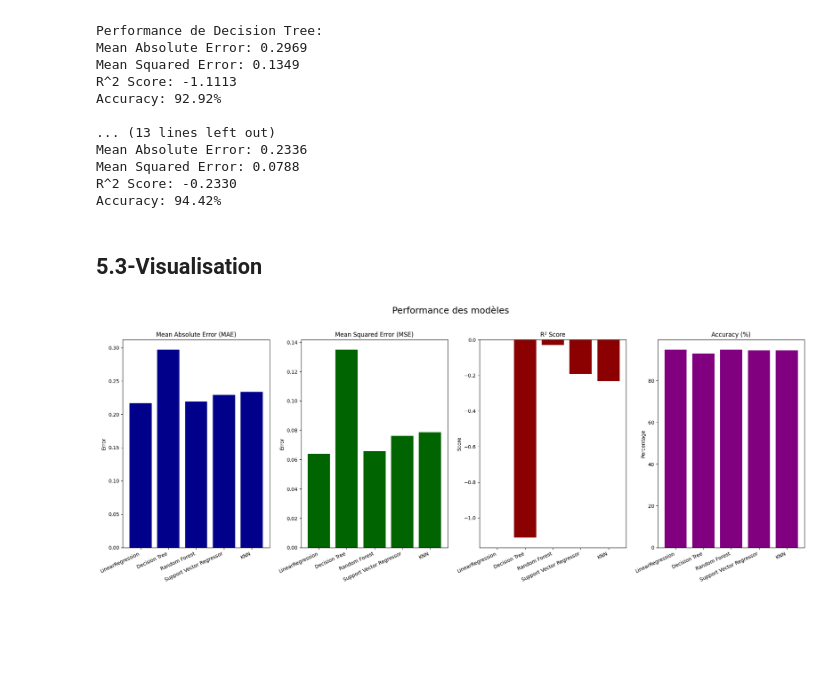
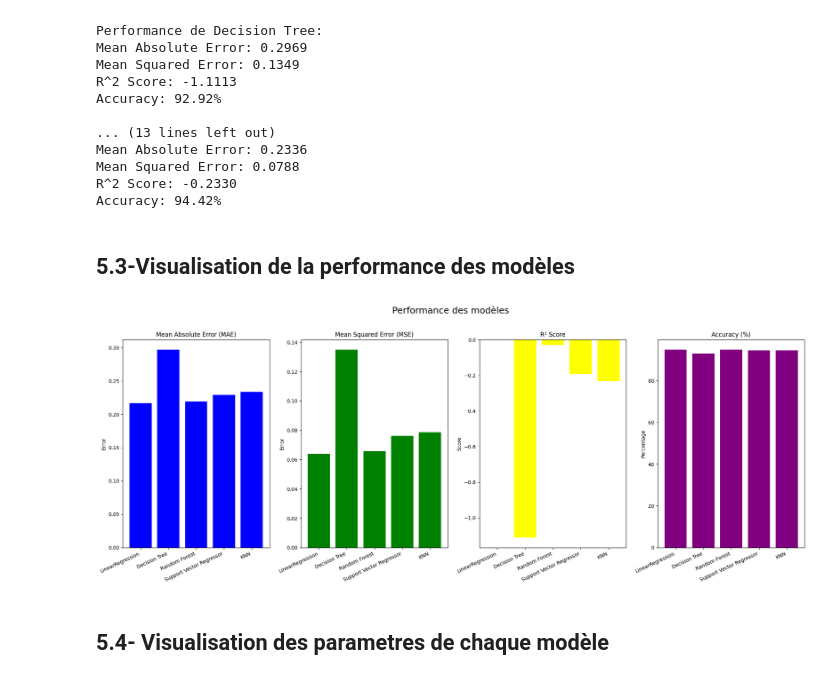
Before and after one commit to matthieugraziani/Machine-Learning, a Jupyter notebook: Survival_analysis.ipynb, the cells around one changed output. Drawn from its saved outputs; the diff is of its cells as text; code cells hidden in the pictures; blank space fills up the shorter version.

```diff
--- a/Survival_analysis.ipynb
+++ b/Survival_analysis.ipynb
@@ -299,44 +303,47 @@ Mean Squared Error: 0.0788
 R^2 Score: -0.2330
 Accuracy: 94.42%
 # %% [markdown]
-## 5.3-Visualisation
+## 5.3-Visualisation de la performance des modèles
 # %%
 # Création des Graphiques Barplot
 fig, ax = plt.subplots(1, 4, figsize=(20, 8))
 fig.suptitle("Performance des modèles", fontsize=18)
+
 
 # Recupération des resultats
 model_names = list(results.keys())
 mae_values = [results[name]['MAE'] for name in model_names]
 mse_values = [results[name]['MSE'] for name in model_names]
 r2_values = [results[name]['R2'] for name in model_names]
 accuracy_values = [results[name]['Accuracy'] for name in model_names]
 
 # MAE
-ax[0].bar(model_names, mae_values, color="darkblue")
+ax[0].bar(model_names, mae_values, color="blue")
 ax[0].set_title("Mean Absolute Error (MAE)")
 ax[0].set_ylabel("Error")
 ax[0].set_xticklabels(model_names, rotation=25, ha="right")
 
 # MSE
-ax[1].bar(model_names, mse_values, color="darkgreen")
+ax[1].bar(model_names, mse_values, color="green")
 ax[1].set_title("Mean Squared Error (MSE)")
 ax[1].set_ylabel("Error")
 ax[1].set_xticklabels(model_names, rotation=25, ha="right")
 
 # R^2 Score
-ax[2].bar(model_names, r2_values, color="darkred")
+ax[2].bar(model_names, r2_values, color="yellow")
 ax[2].set_title("R² Score")
 ax[2].set_ylabel("Score")
 ax[2].set_xticklabels(model_names, rotation=25, ha="right")
 
 # Accuracy
 ax[3].bar(model_names, accuracy_values, color="purple")
 ax[3].set_title("Accuracy (%)")
 ax[3].set_ylabel("Percentage")
 ax[3].set_xticklabels(model_names, rotation=25, ha="right")
 
 plt.tight_layout(rect=[0, 0, 1, 0.96])
 plt.show()
 # %% [output]
-[figure, old version]
+[figure, new version]
+# %% [markdown]
+## 5.4- Visualisation des parametres de chaque modèle
```
Also changed, not shown: parts of 12 cells of this notebook.
